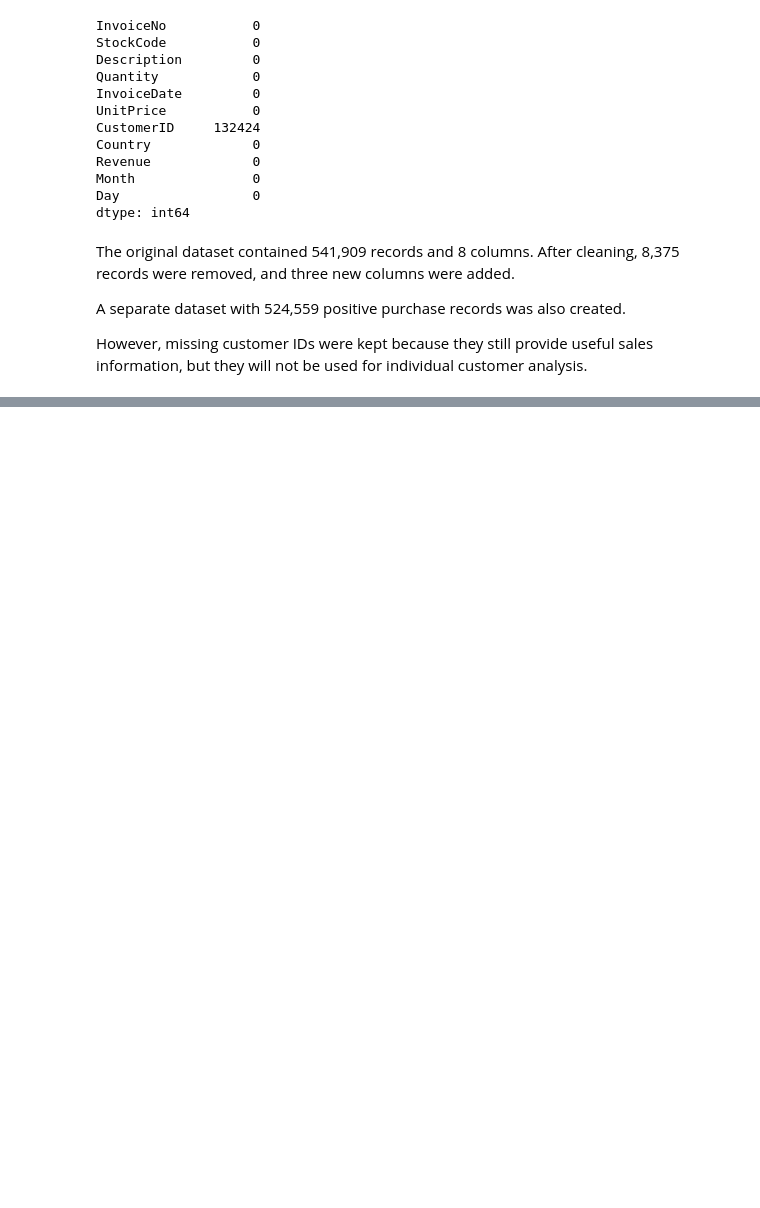
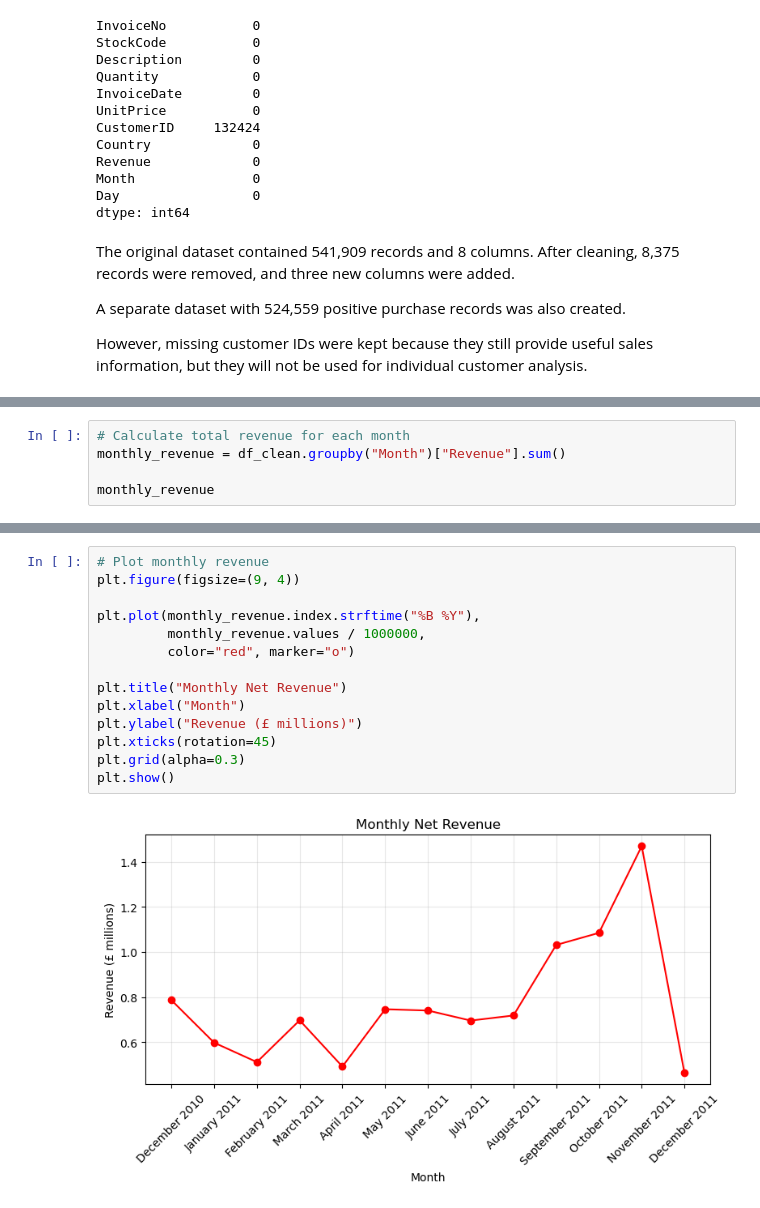
Before and after one commit to HeloEugenio0916/Data-Visualisation-CA2, a Jupyter notebook: CA2 taufique.ipynb, the cells around one changed output, grey strips where cells are left out. Cells and saved outputs as stored; diff of their text form; blank space fills up the shorter version.

```diff
--- a/CA2 taufique.ipynb
+++ b/CA2 taufique.ipynb
@@ -463,0 +470,5 @@ However, missing customer IDs were kept because they still provide useful sales
+# %%
+# Calculate total revenue for each month
+monthly_revenue = df_clean.groupby("Month")["Revenue"].sum()
+
+monthly_revenue
@@ -463,0 +491,16 @@ However, missing customer IDs were kept because they still provide useful sales
+# %%
+# Plot monthly revenue
+plt.figure(figsize=(9, 4))
+
+plt.plot(monthly_revenue.index.strftime("%B %Y"),
+         monthly_revenue.values / 1000000,
+         color="red", marker="o")
+
+plt.title("Monthly Net Revenue")
+plt.xlabel("Month")
+plt.ylabel("Revenue (£ millions)")
+plt.xticks(rotation=45)
+plt.grid(alpha=0.3)
+plt.show()
+# %% [output]
+[figure, added]
```
Also changed, not shown: parts of 5 cells of this notebook.
